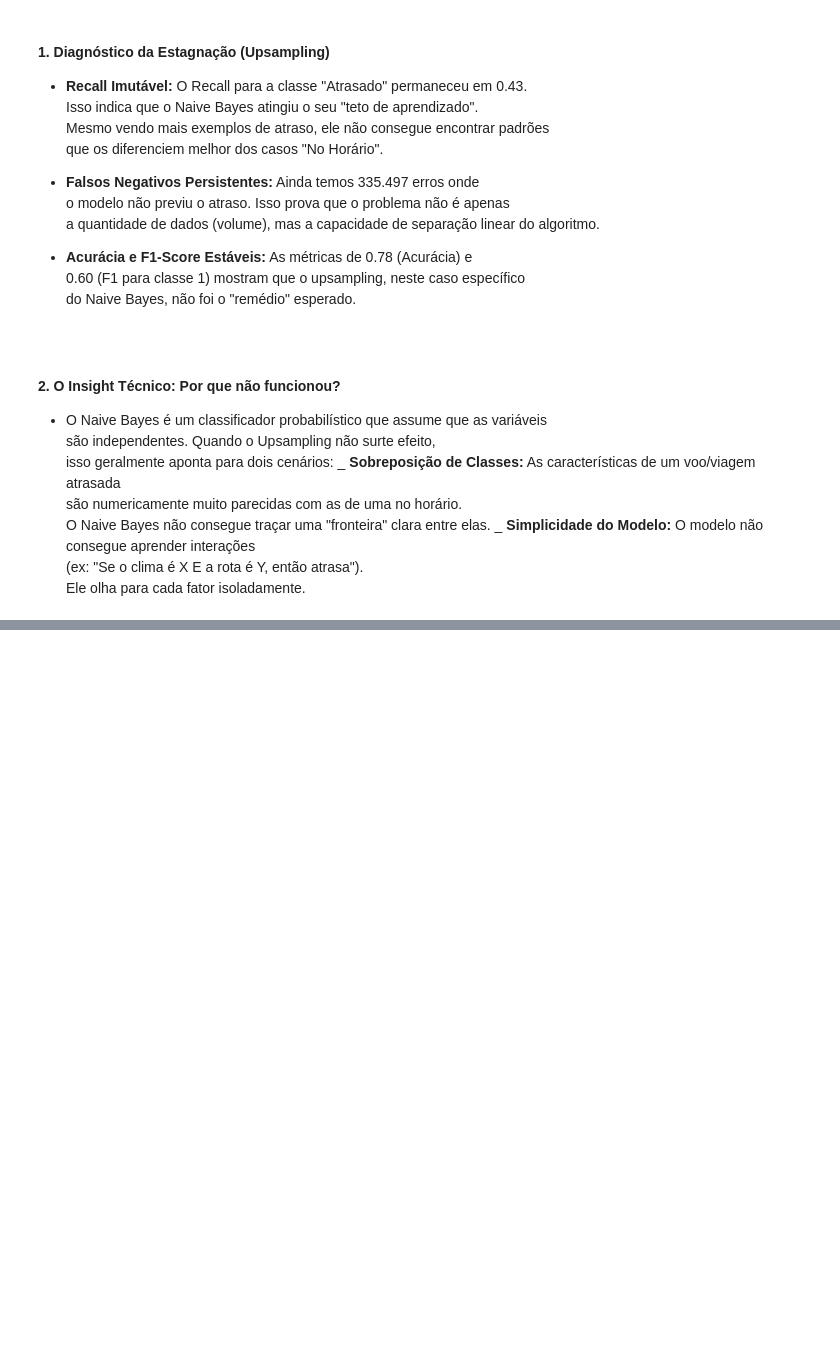
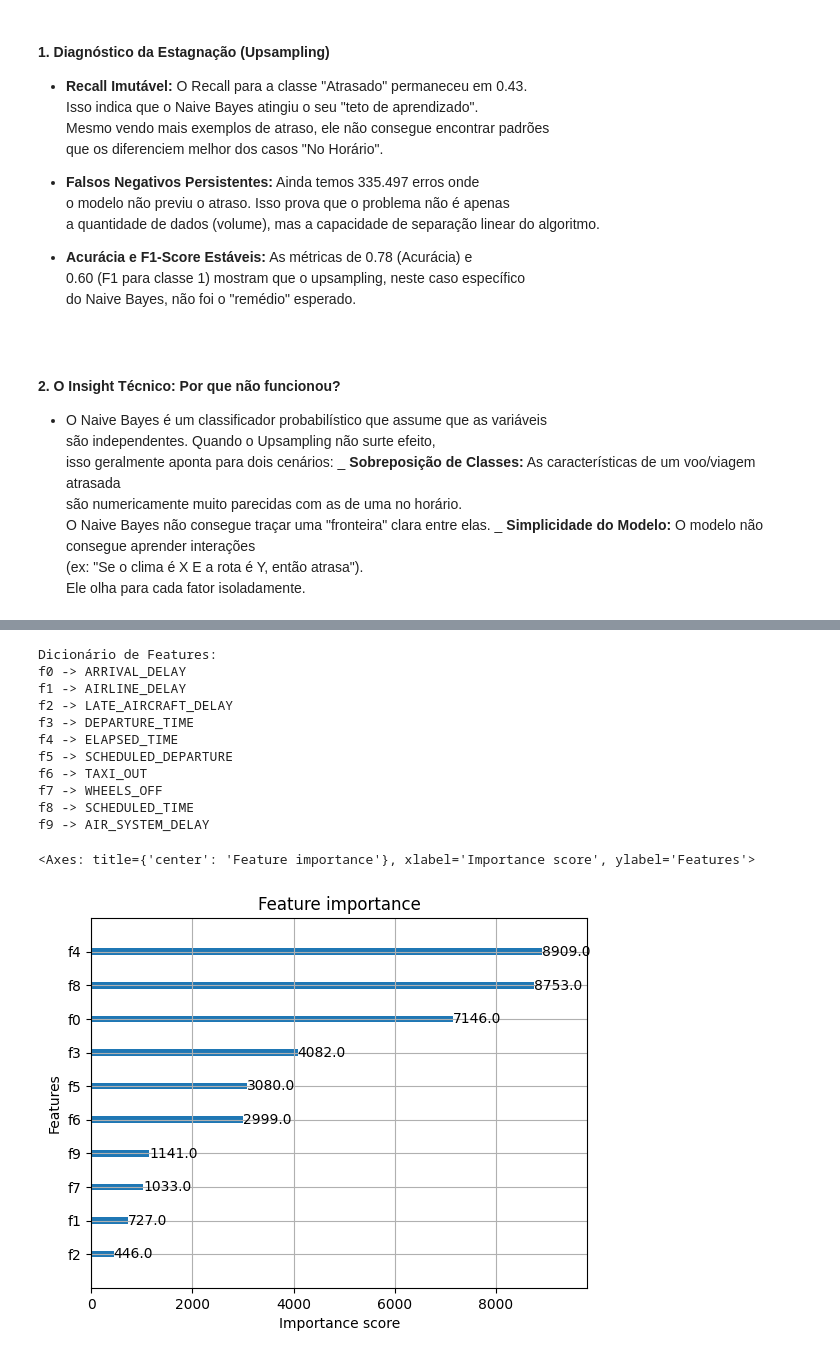
Before and after one commit to JDSdamasceno/fiap_tech_challenge_fase3, a Jupyter notebook: Models/classificacao.ipynb, the cells around one changed output, grey strips where cells are left out. Drawn from its saved outputs; the diff is of its cells as text; code cells hidden in the pictures; blank space fills up the shorter version.

```diff
--- a/Models/classificacao.ipynb
+++ b/Models/classificacao.ipynb
@@ -271,0 +334,23 @@ weighted avg       0.83      0.78      0.75   1566600
+# %%
+# Mapeia a posição (f + índice) para o nome real da feature
+mapeamento_features = {f"f{i}": col for i, col in enumerate(features)}
+
+print("Dicionário de Features:")
+for f_code, nome_real in mapeamento_features.items():
+    print(f"{f_code} -> {nome_real}")
+
+xgb.plot_importance(modelo_xgb)
+# %% [output]
+Dicionário de Features:
+f0 -> ARRIVAL_DELAY
+f1 -> AIRLINE_DELAY
+f2 -> LATE_AIRCRAFT_DELAY
+f3 -> DEPARTURE_TIME
+f4 -> ELAPSED_TIME
+f5 -> SCHEDULED_DEPARTURE
+f6 -> TAXI_OUT
+f7 -> WHEELS_OFF
+f8 -> SCHEDULED_TIME
+f9 -> AIR_SYSTEM_DELAY
+<Axes: title={'center': 'Feature importance'}, xlabel='Importance score', ylabel='Features'>
+[figure, added]
```
Also changed, not shown: parts of 5 cells of this notebook.
